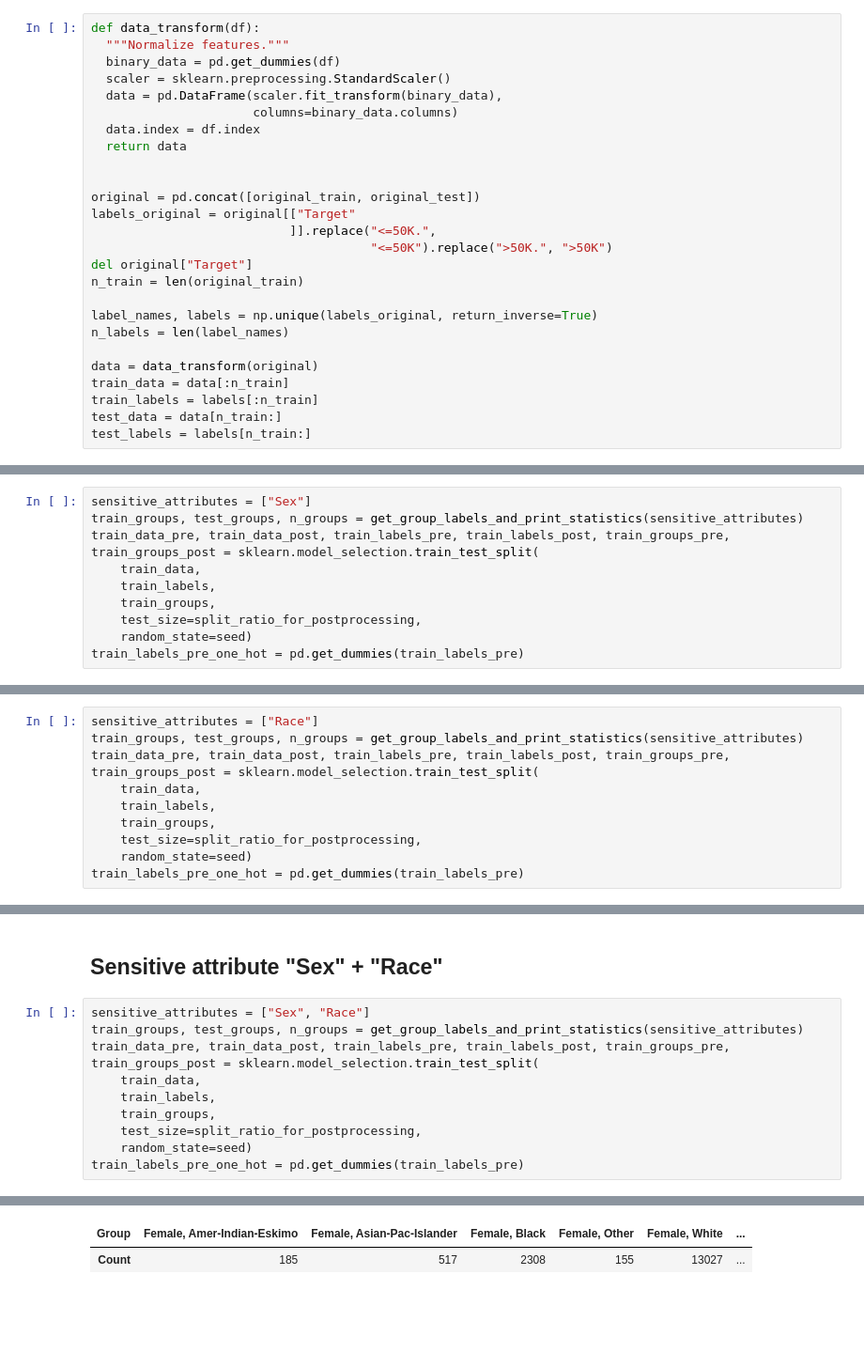
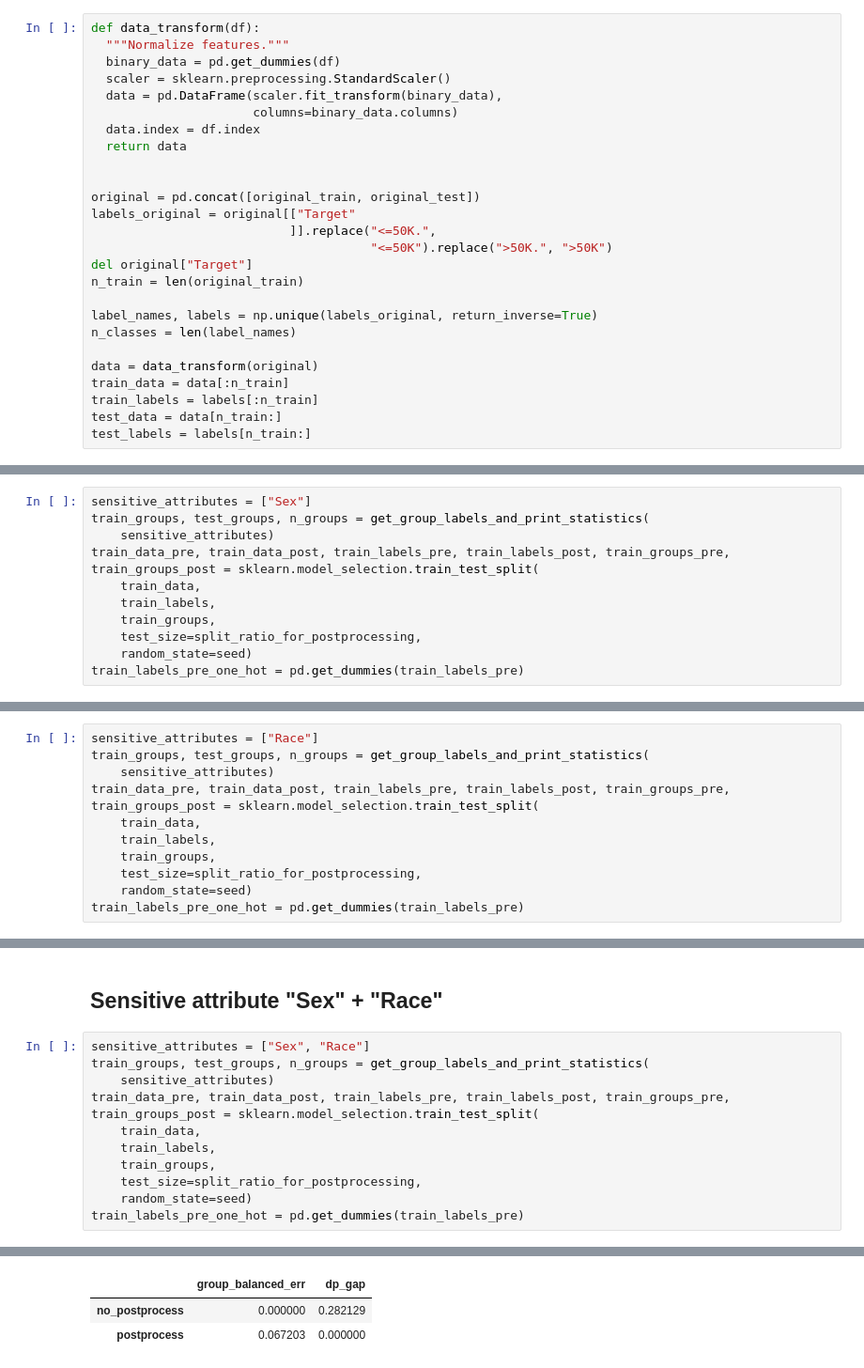
Before and after one commit to rxian/fair-classification, a Jupyter notebook: adult.ipynb, the cells around one changed output, grey strips where cells are left out. Shown at 94% size. Saved outputs shown, nothing was run; the diff lists cells and outputs as text; blank space fills up the shorter version.

```diff
--- a/adult.ipynb
+++ b/adult.ipynb
@@ -71,7 +73,7 @@ del original["Target"]
 n_train = len(original_train)
 
 label_names, labels = np.unique(labels_original, return_inverse=True)
-n_labels = len(label_names)
+n_classes = len(label_names)
 
 data = data_transform(original)
 train_data = data[:n_train]
@@ -135,7 +162,8 @@ def get_group_labels_and_print_statistics(sensitive_attributes):
 ## Sensitive attribute "Sex"
 # %%
 sensitive_attributes = ["Sex"]
-train_groups, test_groups, n_groups = get_group_labels_and_print_statistics(sensitive_attributes)
+train_groups, test_groups, n_groups = get_group_labels_and_print_statistics(
+    sensitive_attributes)
 train_data_pre, train_data_post, train_labels_pre, train_labels_post, train_groups_pre, train_groups_post = sklearn.model_selection.train_test_split(
     train_data,
     train_labels,
@@ -239,7 +276,8 @@ With Laplace smoothing:
 ## Sensitive attribute "Race"
 # %%
 sensitive_attributes = ["Race"]
-train_groups, test_groups, n_groups = get_group_labels_and_print_statistics(sensitive_attributes)
+train_groups, test_groups, n_groups = get_group_labels_and_print_statistics(
+    sensitive_attributes)
 train_data_pre, train_data_post, train_labels_pre, train_labels_post, train_groups_pre, train_groups_post = sklearn.model_selection.train_test_split(
     train_data,
     train_labels,
@@ -343,7 +390,8 @@ With Laplace smoothing:
 ## Sensitive attribute "Sex" + "Race"
 # %%
 sensitive_attributes = ["Sex", "Race"]
-train_groups, test_groups, n_groups = get_group_labels_and_print_statistics(sensitive_attributes)
+train_groups, test_groups, n_groups = get_group_labels_and_print_statistics(
+    sensitive_attributes)
 train_data_pre, train_data_post, train_labels_pre, train_labels_post, train_groups_pre, train_groups_post = sklearn.model_selection.train_test_split(
     train_data,
     train_labels,
@@ -363,2 +411,3 @@ Demographic groups: 'Female, Amer-Indian-Eskimo', 'Female, Asian-Pac-Islander',
-| Group | Female, Amer-Indian-Eskimo | Female, Asian-Pac-Islander | Female, Black | Female, Other | Female, White | ... |
-| Count | 185 | 517 | 2308 | 155 | 13027 | ... |
+|  | group_balanced_err | dp_gap |
+| no_postprocess | 0.000000 | 0.282129 |
+| postprocess | 0.067203 | 0.000000 |
```
Also changed, not shown: parts of 18 cells of this notebook, 5 other files.
